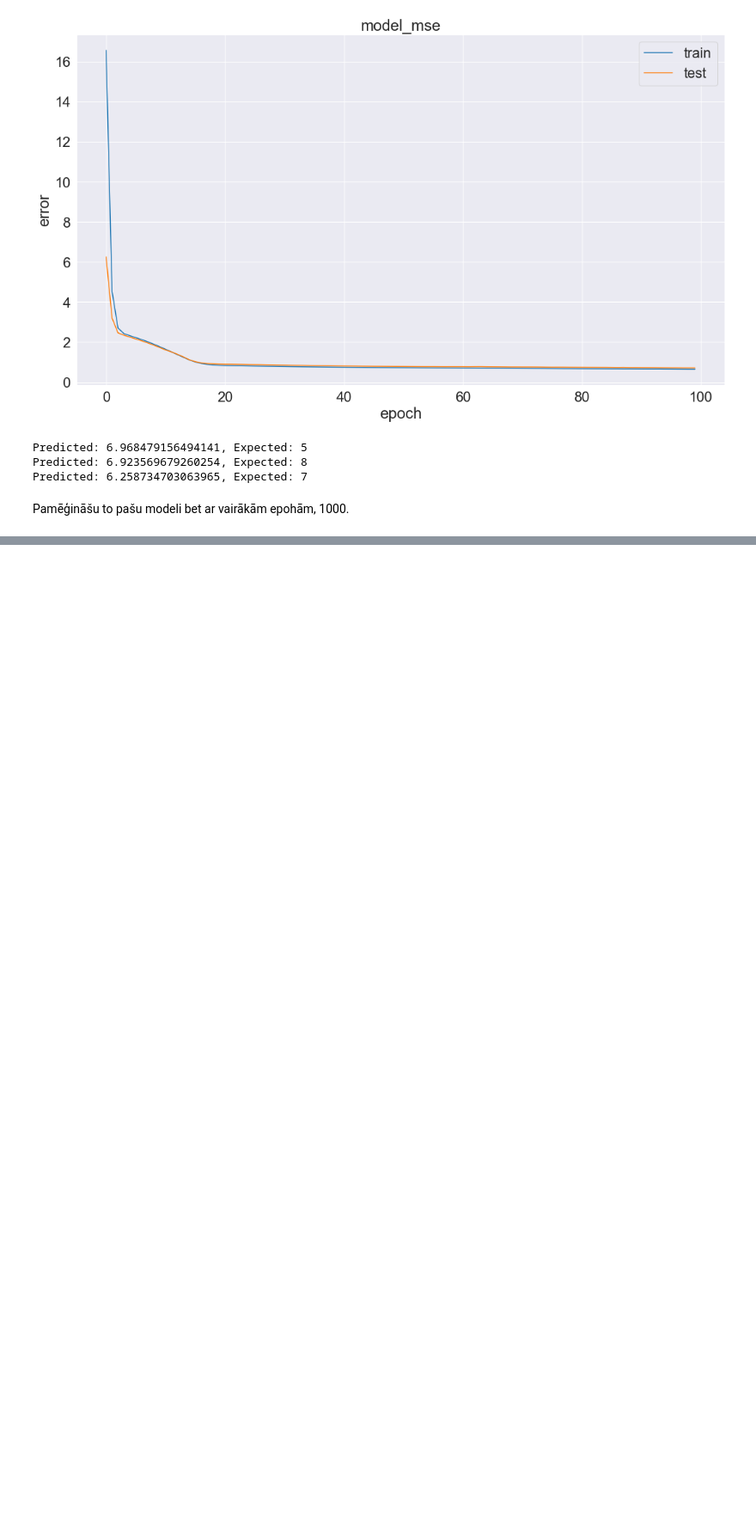
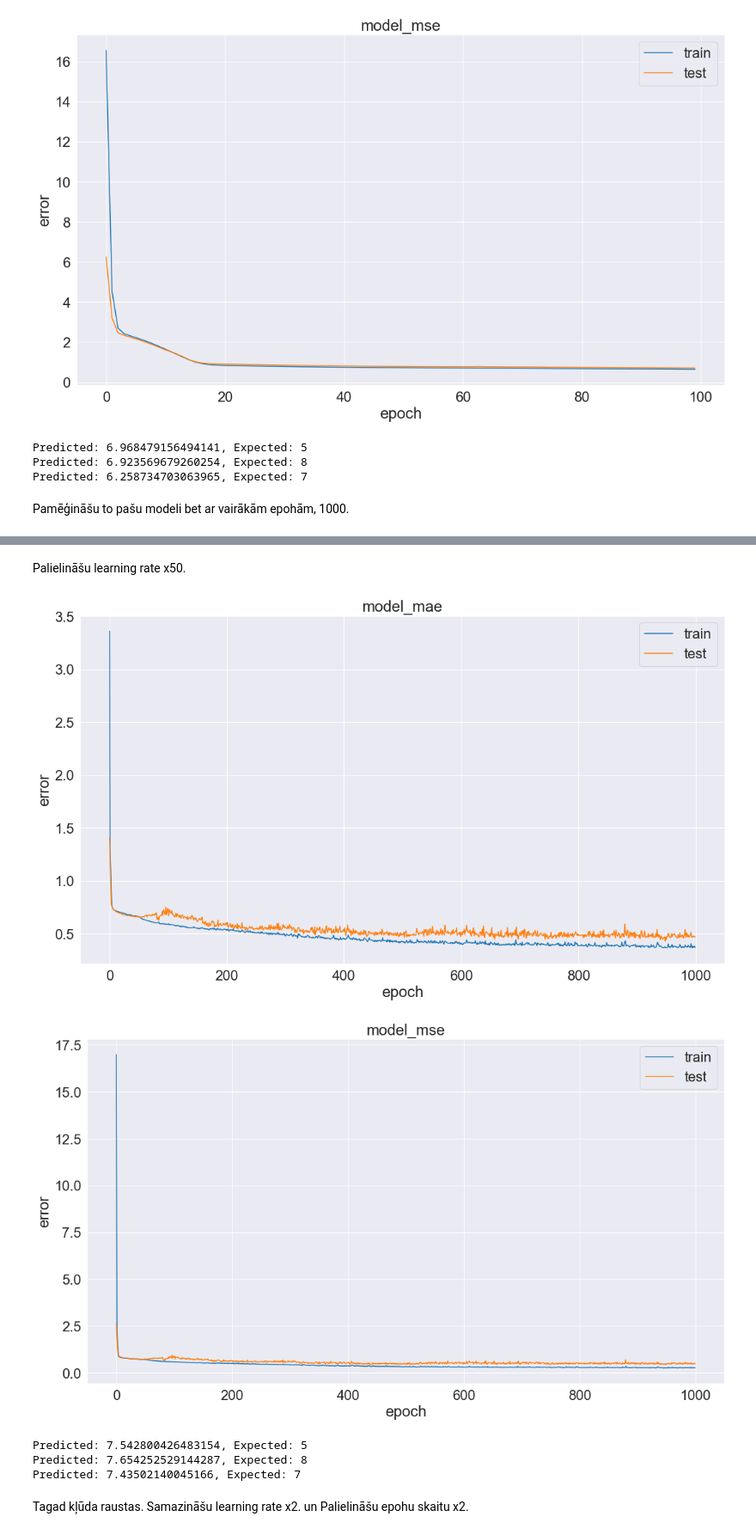
Before and after one commit to kamikaze/rtu-ai, a Jupyter notebook: homework02.ipynb, the cells around one changed output, grey strips where cells are left out. Shown at 86% size. Saved outputs shown, nothing was run; the diff lists cells and outputs as text; code cells hidden in the pictures; blank space fills up the shorter version.

```diff
--- a/homework02.ipynb
+++ b/homework02.ipynb
@@ -149,8 +149,8 @@ Te ir redzams, ka "alcohol" ietekmē kvalitāti visvairāk, tātad tas ir svār
 ## Datu sadalīšana apmācības un pārbaudes kopās
 # %%
 samples = data.copy()
-samples.pop('free sulfur dioxide')
-samples.pop('citric acid')
+# samples.pop('free sulfur dioxide')
+# samples.pop('citric acid')
 qualities = samples.pop('quality')
 # %% [markdown]
 ### Klašu vērtību balansēšana
@@ -311,0 +322,32 @@ for sample_idx in (-5, -10, -20):
+# %% [markdown]
+Palielināšu learning rate x50.
+# %%
+def build_model(input_count: int, output_count: int):
+    init = tf.keras.initializers.TruncatedNormal(stddev=0.01, seed=42)
+    model = tf.keras.models.Sequential()
+    model.add(tf.keras.layers.Dense(64, kernel_initializer=init, activation='relu', input_shape=(input_count, )))
+    model.add(tf.keras.layers.Dense(32, activation='relu'))
+    model.add(tf.keras.layers.Dense(16, activation='relu'))
+    model.add(tf.keras.layers.Dense(1, activation='relu'))
+
+    adam = tf.keras.optimizers.Adam(learning_rate=0.005)
+
+    model.compile(loss='mse', optimizer=adam, metrics=['mae', 'mse'])
+
+    return model
+# %%
+model = build_model(attr_count, 1)
+history = model.fit(samples_train, qualities_train, validation_data=(samples_test, qualities_test), shuffle=False, epochs=1000, verbose=0)
+plot_history(history)
+result = model.predict(samples_test)
+
+for sample_idx in (-5, -10, -20):
+    print(f'Predicted: {result[sample_idx][0]}, Expected: {qualities_test.iat[sample_idx]}')
+# %% [output]
+[figure, added]
+[figure, added]
+Predicted: 7.542800426483154, Expected: 5
+Predicted: 7.654252529144287, Expected: 8
+Predicted: 7.43502140045166, Expected: 7
+# %% [markdown]
+Tagad kļūda raustas. Samazināšu learning rate x2. un Palielināšu epohu skaitu x2.
```
Also changed, not shown: parts of 6 cells of this notebook.
